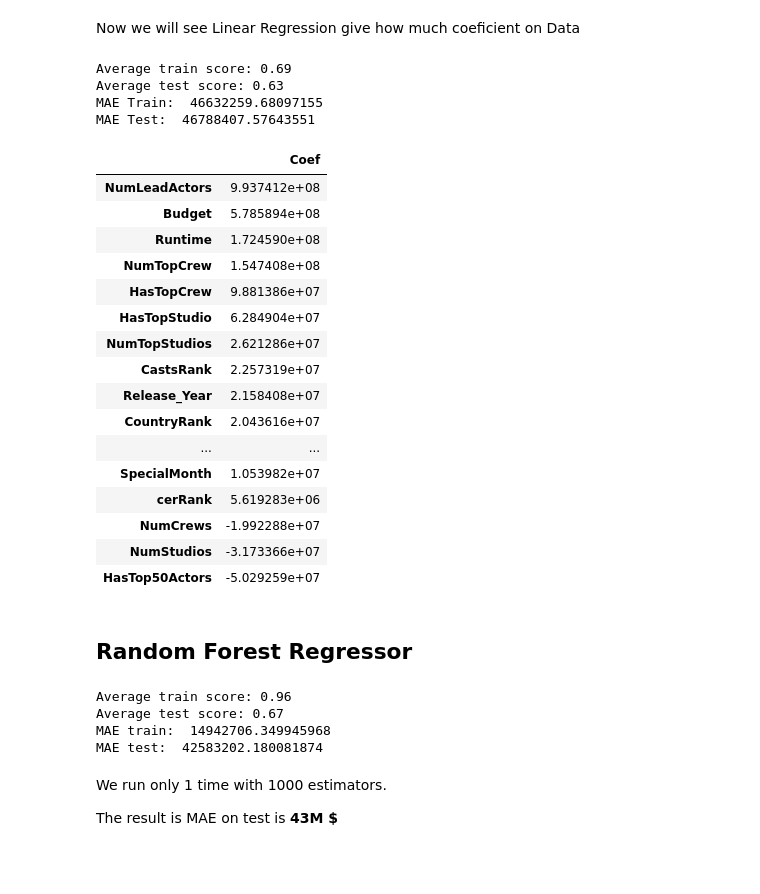
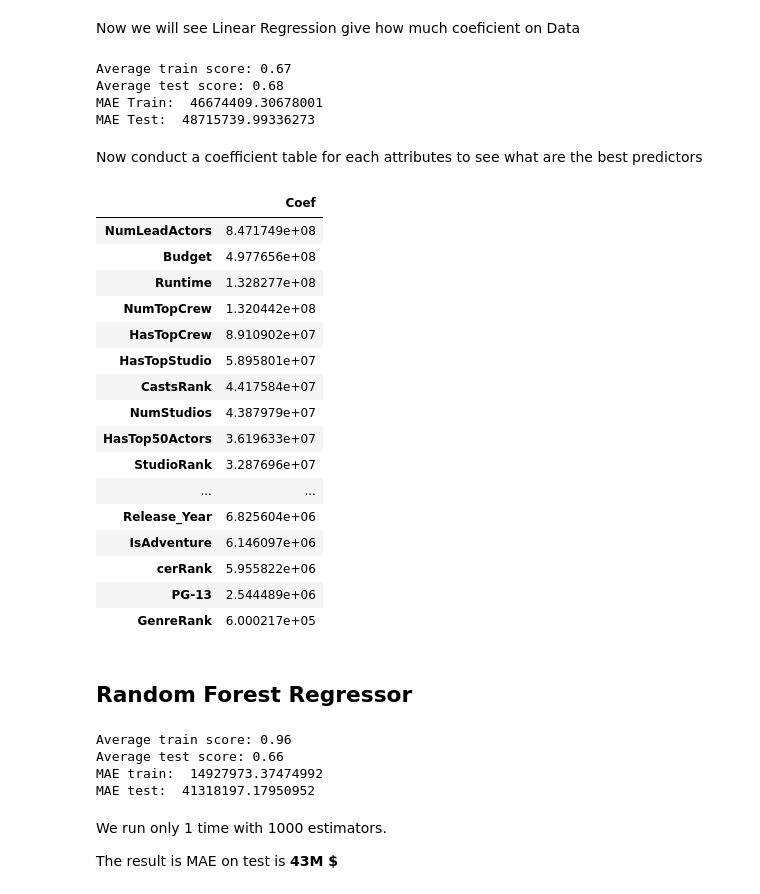
Before and after one commit to theobmgit/bor-prediction-analysis, a Jupyter notebook: notebook/MachineLearning.ipynb, the cells around one changed output. Cells and saved outputs as stored; diff of their text form; code cells hidden in the pictures; blank space fills up the shorter version.

```diff
--- a/notebook/MachineLearning.ipynb
+++ b/notebook/MachineLearning.ipynb
@@ -206,7 +227,7 @@ import matplotlib.pyplot as plt
 import warnings
 warnings.filterwarnings('ignore')
 sns.set_theme(style="whitegrid")
-data=pd.read_csv('../dataset/processed/cleanedData.csv')
+data=pd.read_csv('../dataset/processed/cleaned_data.csv')
 data.head(2)
 # %% [output]
 |  | Movie_Title | Movie_ID | Budget | Cast | Crew | Studios | Genre | Keywords | Languages | Countries | ... |
@@ -316,31 +337,33 @@ print("Average test score: %.2f" %testScore)
 print("MAE Train: ",mae_train)
 print("MAE Test: ",mae_val)
 # %% [output]
-Average train score: 0.69
-Average test score: 0.63
-MAE Train:  46632259.68097155
-MAE Test:  46788407.57643551
+Average train score: 0.67
+Average test score: 0.68
+MAE Train:  46674409.30678001
+MAE Test:  48715739.99336273
+# %% [markdown]
+Now conduct a coefficient table for each attributes to see what are the best predictors
 # %%
-coef_df=pd.DataFrame(lin.coef_.T,columns=['Coef'],index=columns)
+coef_df=pd.DataFrame(np.abs(lin.coef_).T,columns=['Coef'],index=columns)
 coef_df.sort_values(by='Coef',ascending=False)
 # %% [output]
 |  | Coef |
-| NumLeadActors | 9.937412e+08 |
-| Budget | 5.785894e+08 |
-| Runtime | 1.724590e+08 |
-| NumTopCrew | 1.547408e+08 |
-| HasTopCrew | 9.881386e+07 |
-| HasTopStudio | 6.284904e+07 |
-| NumTopStudios | 2.621286e+07 |
-| CastsRank | 2.257319e+07 |
-| Release_Year | 2.158408e+07 |
-| CountryRank | 2.043616e+07 |
+| NumLeadActors | 8.471749e+08 |
+| Budget | 4.977656e+08 |
+| Runtime | 1.328277e+08 |
+| NumTopCrew | 1.320442e+08 |
+| HasTopCrew | 8.910902e+07 |
+| HasTopStudio | 5.895801e+07 |
+| CastsRank | 4.417584e+07 |
+| NumStudios | 4.387979e+07 |
+| HasTop50Actors | 3.619633e+07 |
+| StudioRank | 3.287696e+07 |
 | ... | ... |
-| SpecialMonth | 1.053982e+07 |
-| cerRank | 5.619283e+06 |
-| NumCrews | -1.992288e+07 |
-| NumStudios | -3.173366e+07 |
-| HasTop50Actors | -5.029259e+07 |
+| Release_Year | 6.825604e+06 |
+| IsAdventure | 6.146097e+06 |
+| cerRank | 5.955822e+06 |
+| PG-13 | 2.544489e+06 |
+| GenreRank | 6.000217e+05 |
 # %% [markdown]
 ## Random Forest Regressor
 # %%
@@ -373,9 +396,9 @@ print("MAE train: ",mae_val_train)
 print("MAE test: ",mae_val)
 # %% [output]
 Average train score: 0.96
-Average test score: 0.67
-MAE train:  14942706.349945968
-MAE test:  42583202.180081874
+Average test score: 0.66
+MAE train:  14927973.37474992
+MAE test:  41318197.17950952
 # %% [markdown]
 We run only 1 time with 1000 estimators.
 
```
Also changed, not shown: parts of 6 cells of this notebook, 5 other files.
